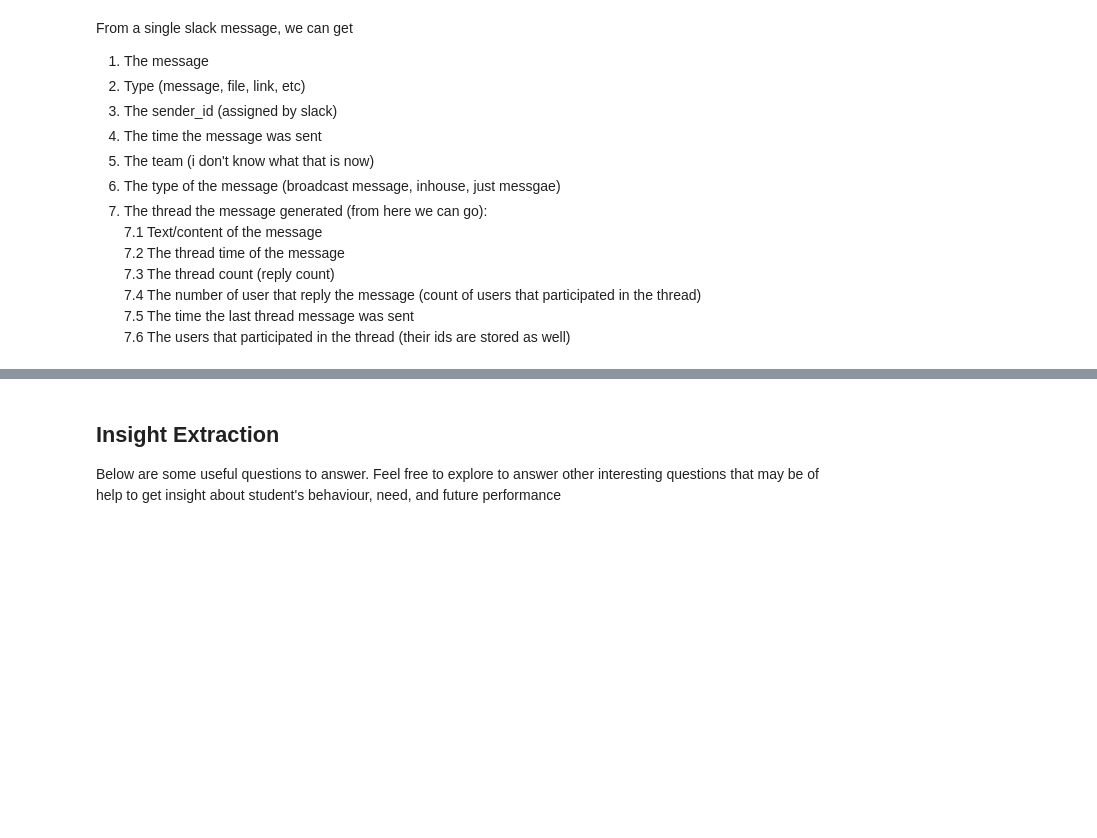
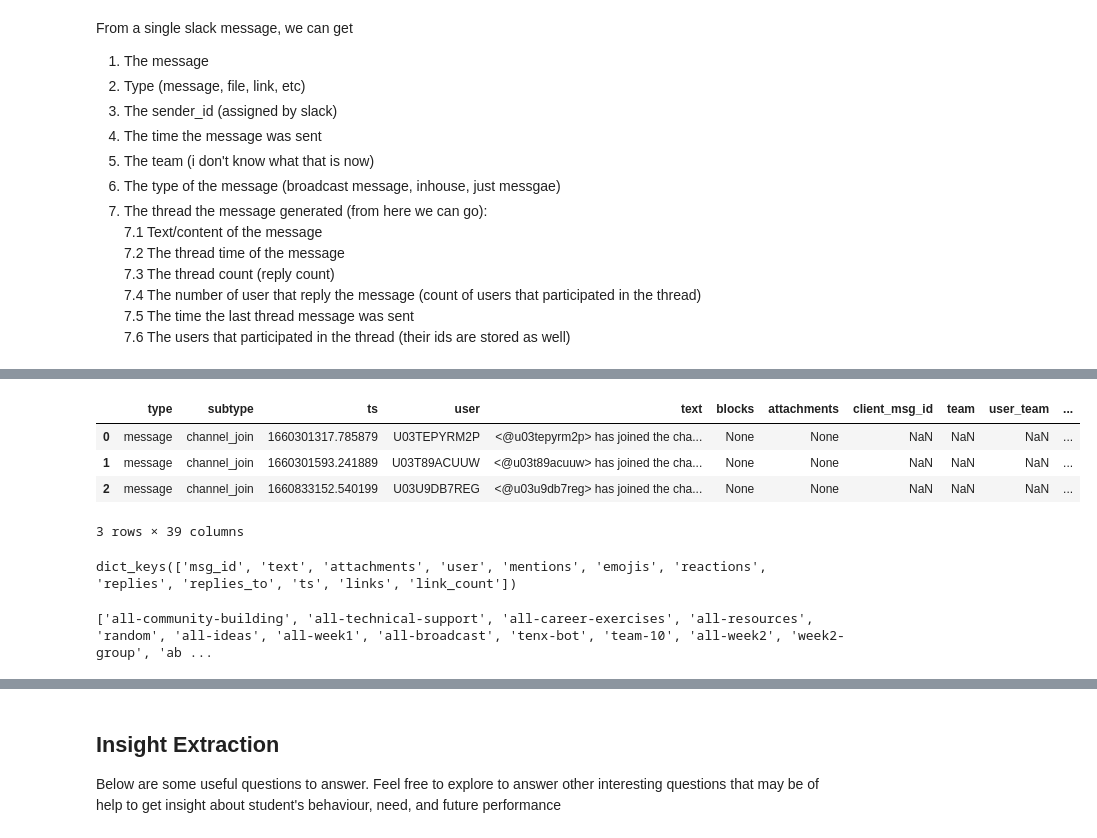
Before and after one commit to mussewold/week0_starter_network_analysis, a Jupyter notebook: notebooks/parse_slack_data.ipynb, the cells around one changed output, grey strips where cells are left out. Drawn from its saved outputs; the diff is of its cells as text; code cells hidden in the pictures; blank space fills up the shorter version.

```diff
--- a/notebooks/parse_slack_data.ipynb
+++ b/notebooks/parse_slack_data.ipynb
@@ -148,0 +162,3 @@ def draw_user_reaction(data, channel='General'):
+# %%
+channels_df = pd.DataFrame(channels)
+channels_df.head(3)
@@ -148,0 +194,23 @@ def draw_user_reaction(data, channel='General'):
+# %%
+# saving all messages into one df
+msg = []
+for channel in list(channels_df.name):
+    channel_msg = loader.get_channel_messages(channel)
+    msg.extend(channel_msg)
+msg_df = pd.DataFrame(msg)
+msg_df.head(3)
+# %% [output]
+|  | type | subtype | ts | user | text | blocks | attachments | client_msg_id | team | user_team | ... |
+| 0 | message | channel_join | 1660301317.785879 | U03TEPYRM2P | <@u03tepyrm2p> has joined the cha... | None | None | NaN | NaN | NaN | ... |
+| 1 | message | channel_join | 1660301593.241889 | U03T89ACUUW | <@u03t89acuuw> has joined the cha... | None | None | NaN | NaN | NaN | ... |
+| 2 | message | channel_join | 1660833152.540199 | U03U9DB7REG | <@u03u9db7reg> has joined the cha... | None | None | NaN | NaN | NaN | ... |
+3 rows × 39 columns
+# %%
+msg1_org = utils.get_messages_dict(msg)
+msg1_org.keys()
+# %% [output]
+dict_keys(['msg_id', 'text', 'attachments', 'user', 'mentions', 'emojis', 'reactions', 'replies', 'replies_to', 'ts', 'links', 'link_count'])
+# %%
+print(list(channels_df.name))
+# %% [output]
+['all-community-building', 'all-technical-support', 'all-career-exercises', 'all-resources', 'random', 'all-ideas', 'all-week1', 'all-broadcast', 'tenx-bot', 'team-10', 'all-week2', 'week2-group', 'ab ...
```
Also changed, not shown: parts of 16 cells of this notebook.
